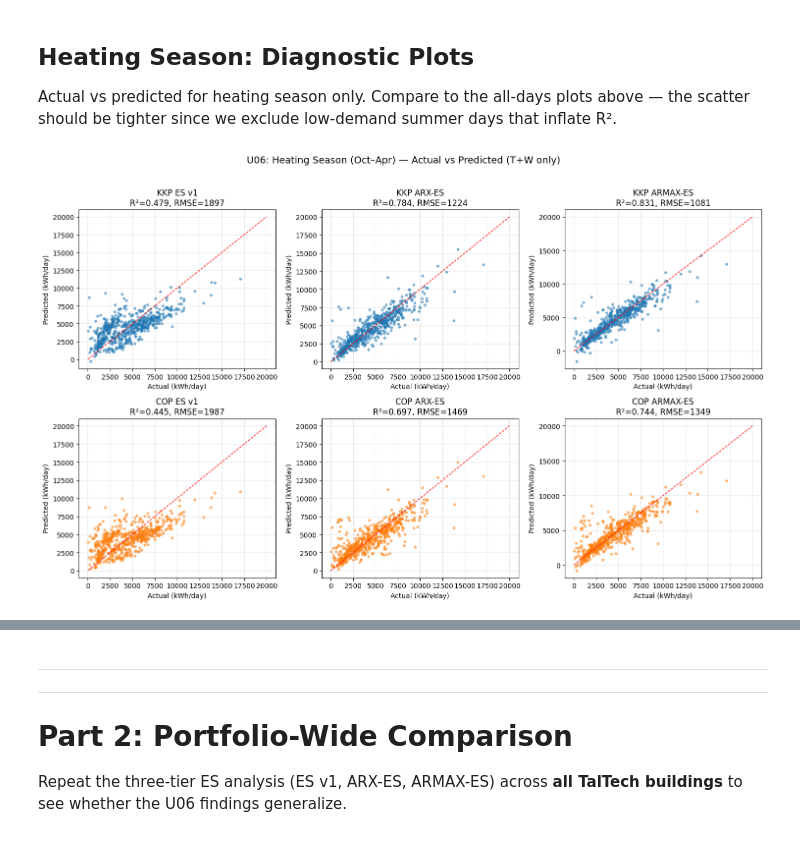
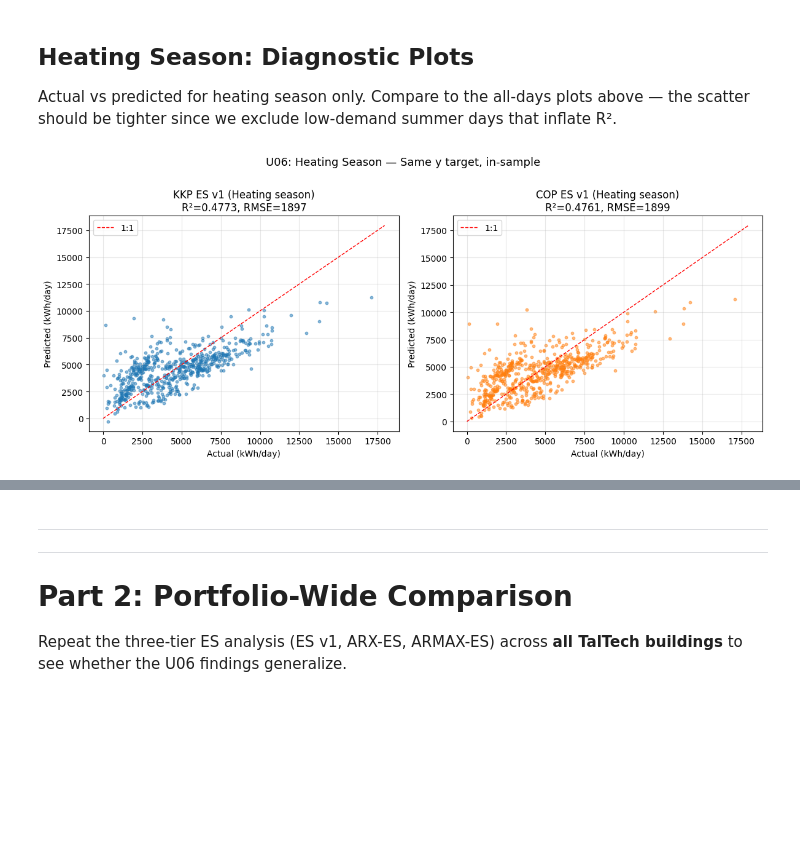
Before and after one commit to mihkeluutar/thesis-project, a Jupyter notebook: weather-source-comparison.ipynb, the cells around one changed output, grey strips where cells are left out. Drawn from its saved outputs; the diff is of its cells as text; code cells hidden in the pictures; blank space fills up the shorter version.

```diff
--- a/weather-source-comparison.ipynb
+++ b/weather-source-comparison.ipynb
@@ -436,12 +549,2 @@ Improvement over ARX: ΔR² = 0.021, ΔRMSE = 90.2 kWh
 # %%
-# ARMAX-ES: COP (temp + wind, no solar)
-exog_cop = daily_cop[["dT", "wind_ms"]].values
-endog_cop = daily_cop["Phi_kWh"].values
-model_cop_armax = ARIMA(endog_cop, exog=exog_cop, order=(1, 0, 3)).fit()
-pred_cop_armax = model_cop_armax.fittedvalues
-r2_cop_armax = r2_score(endog_cop, pred_cop_armax)
-rmse_cop_armax = np.sqrt(mean_squared_error(endog_cop, pred_cop_armax))
-
-print("=== ARMAX-ES: COP (temp + wind) ===")
-print(f"R² = {r2_cop_armax:.3f}, RMSE = {rmse_cop_armax:.1f} kWh")
-print(f"Improvement over ARX: ΔR² = {r2_cop_armax - r2_cop_arx:.3f}, ΔRMSE = {rmse_cop_arx - rmse_cop_armax:.1f} kWh")
+# (ARMAX-ES KKP and COP now fitted together in cell above)
@@ -947,41 +1178,22 @@ ARMAX solar ΔR²:  all-days = 0.0012  →  heating season = 0.0013  (1.0× larg
 
 Actual vs predicted for heating season only. Compare to the all-days plots above — the scatter should be tighter since we exclude low-demand summer days that inflate R².
 # %%
-# ── Heating Season: Actual vs Predicted ──
-fig, axes = plt.subplots(2, 3, figsize=(15, 9))
+# ── Heating Season: Actual vs Predicted (ES v1 only, KKP vs COP) ──
+fig, (ax1, ax2) = plt.subplots(1, 2, figsize=(12, 5))
 
-# Row 1: KKP
-for i, (name, pred, actual, r2, rmse) in enumerate([
-    ("ES v1", hs_kkp["pred_v1a"], y_hs_kkp, r2_hs_kkp_v1a, rmse_hs_kkp_v1a),
-    ("ARX-ES", pred_hs_kkp_arx, y_hs_kkp_arx, r2_hs_kkp_arx, rmse_hs_kkp_arx),
-    ("ARMAX-ES", pred_hs_kkp_armax, endog_hs_kkp, r2_hs_kkp_armax, rmse_hs_kkp_armax)
-]):
-    ax = axes[0, i]
-    ax.scatter(actual, pred, alpha=0.5, s=10)
-    max_val = 20000
-    ax.plot([0, max_val], [0, max_val], "r--", lw=1)
-    ax.set_xlabel("Actual (kWh/day)")
-    ax.set_ylabel("Predicted (kWh/day)")
-    ax.set_title(f"KKP {name}\nR²={r2:.3f}, RMSE={rmse:.0f}")
-    ax.grid(True, alpha=0.3)
+for ax, src, pred_col, r2, rmse, color, label in [
+    (ax1, "KKP", "pred_hs_kkp_v1", r2_hs_kkp_v1a, rmse_hs_kkp_v1a, "C0", "KKP"),
+    (ax2, "COP", "pred_hs_cop_v1", r2_hs_cop_v1a, rmse_hs_cop_v1a, "C1", "COP"),
+]:
+    ax.scatter(y_hs, hs[pred_col], alpha=0.5, s=10, color=color)
+    mv = y_hs.max() * 1.05
+    ax.plot([0, mv], [0, mv], "r--", lw=1, label="1:1")
+    ax.set_xlabel("Actual (kWh/day)"); ax.set_ylabel("Predicted (kWh/day)")
+    ax.set_title(f"{label} ES v1 (Heating season)\nR²={r2:.4f}, RMSE={rmse:.0f}")
+    ax.legend(); ax.grid(True, alpha=0.3)
 
-# Row 2: COP
-for i, (name, pred, actual, r2, rmse) in enumerate([
-    ("ES v1", hs_cop["pred_v1a"], y_hs_cop, r2_hs_cop_v1a, rmse_hs_cop_v1a),
-    ("ARX-ES", pred_hs_cop_arx, y_hs_cop_arx, r2_hs_cop_arx, rmse_hs_cop_arx),
-    ("ARMAX-ES", pred_hs_cop_armax, endog_hs_cop, r2_hs_cop_armax, rmse_hs_cop_armax)
-]):
-    ax = axes[1, i]
-    ax.scatter(actual, pred, alpha=0.5, s=10, color="C1")
-    ax.plot([0, max_val], [0, max_val], "r--", lw=1)
-    ax.set_xlabel("Actual (kWh/day)")
-    ax.set_ylabel("Predicted (kWh/day)")
-    ax.set_title(f"COP {name}\nR²={r2:.3f}, RMSE={rmse:.0f}")
-    ax.grid(True, alpha=0.3)
-
-plt.suptitle("U06: Heating Season (Oct–Apr) — Actual vs Predicted (T+W only)", fontsize=14, y=1.02)
-plt.tight_layout()
-plt.show()
+plt.suptitle("U06: Heating Season — Same y target, in-sample", fontsize=13, y=1.01)
+plt.tight_layout(); plt.show()
 # %% [output]
-[figure, old version]
+[figure, new version]
 # %%
```
Also changed, not shown: parts of 39 cells of this notebook, 3 other files.
